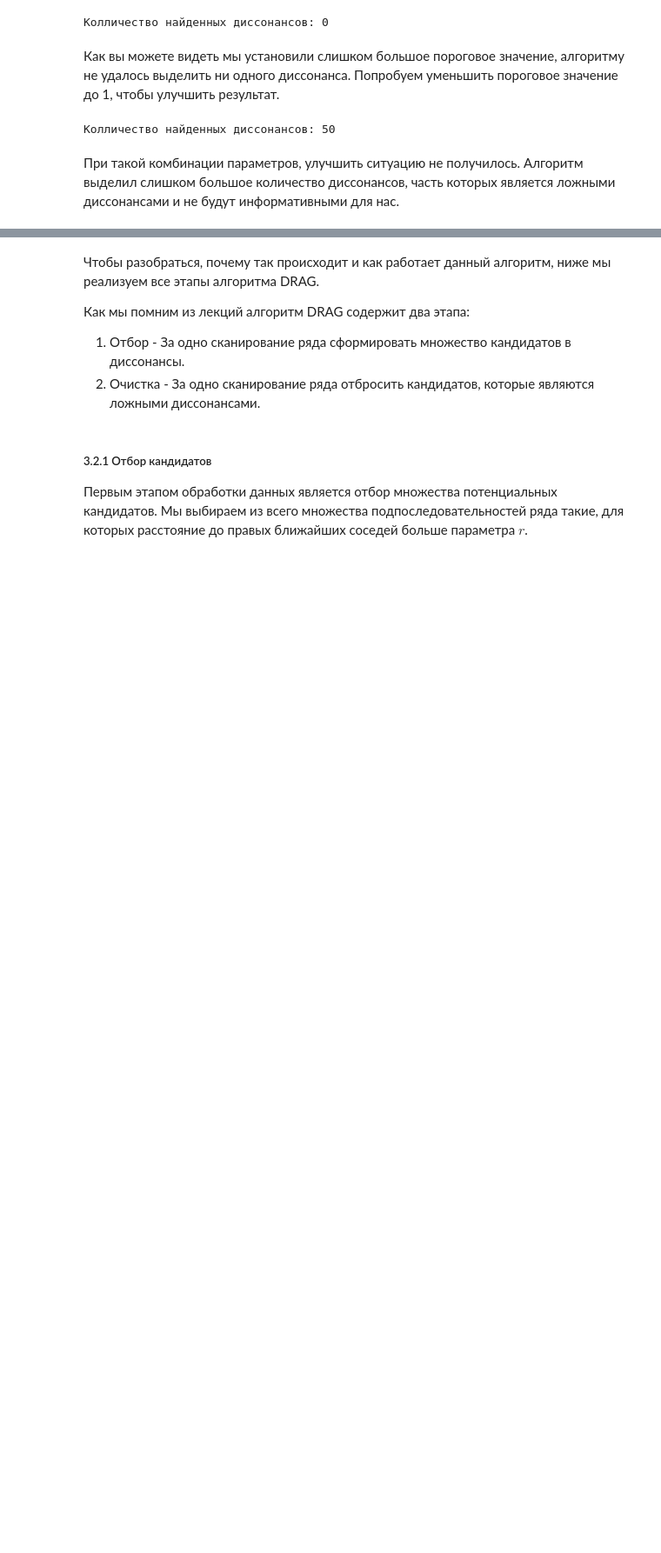
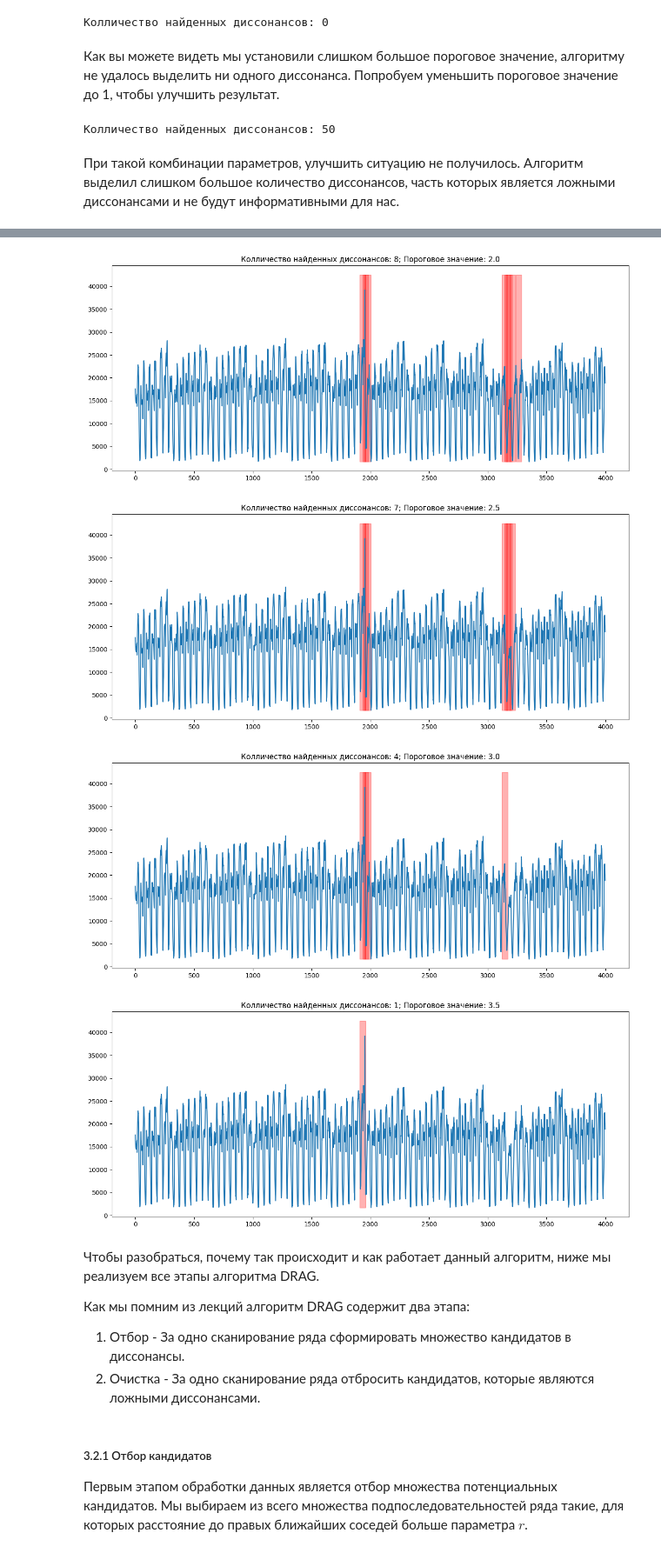
Before and after one commit to Snezinka/Time-series-analysis, a Jupyter notebook: practice/03 Discords/03 Discords.ipynb, the cells around one changed output, grey strips where cells are left out. Shown at 87% size. Saved outputs shown, nothing was run; the diff lists cells and outputs as text; code cells hidden in the pictures; blank space fills up the shorter version.

```diff
--- a/practice/03 Discords/03 Discords.ipynb
+++ b/practice/03 Discords/03 Discords.ipynb
@@ -212,7 +219,32 @@ print(f'Колличество найденных диссонансов: {len(i
 Произведите подобные эксперименты с набором данных такси NY. Постройте графики демонстрирующие найденные диссонансы. Пример Графика:
 ![second-graph](pics/fig_ex_2.png)
 # %%
-# INSERT YOUR CODE
+from matplotlib.patches import Rectangle
+
+data = nyc_taxi
+
+m = 50
+r = np.arange(2, 4, 0.5)
+
+def draw_discords(data, idxs, len_discord = 50, title = None):
+
+  figure, axe =  plt.subplots(figsize=(15,6), ncols=1, nrows=1)
+  plt.plot(data[:])
+  if title != None:
+    plt.title(title)
+
+  for i in idxs:
+    axe.add_patch(Rectangle((i, min(data)), len_discord, (max(data) + abs(min(data))), alpha=0.3, color = 'r'))
+# %%
+for i in r:
+  idxs, _, _ = DRAG(data, m, i)
+  title = f'Колличество найденных диссонансов: {len(idxs)}; Пороговое значение: {i}'
+  draw_discords(data, idxs, m, title)
+# %% [output]
+[figure, added]
+[figure, added]
+[figure, added]
+[figure, added]
 # %% [markdown]
 Чтобы разобраться, почему так происходит и как работает данный алгоритм, ниже мы реализуем все этапы алгоритма DRAG.
 
```
Also changed, not shown: parts of 11 cells of this notebook, 1 other file.
